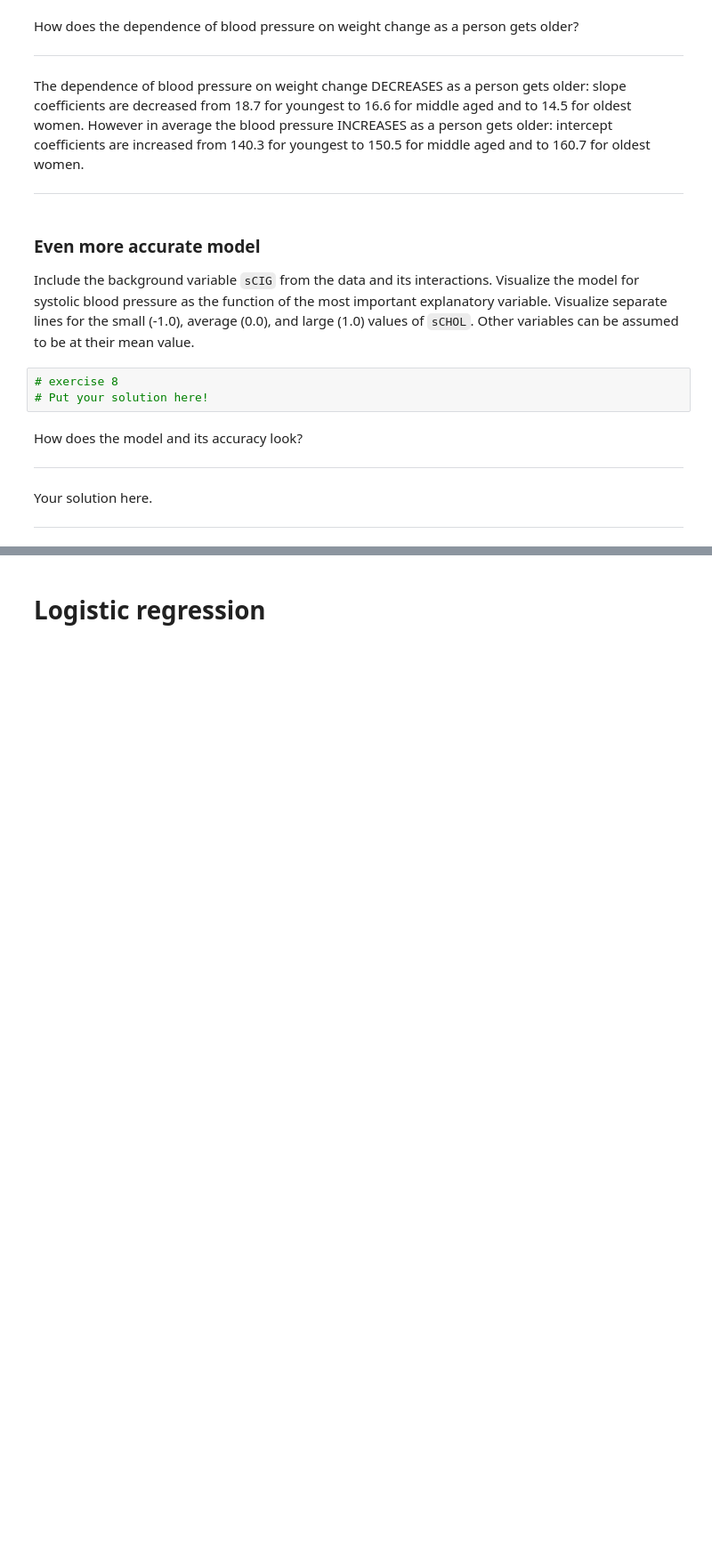
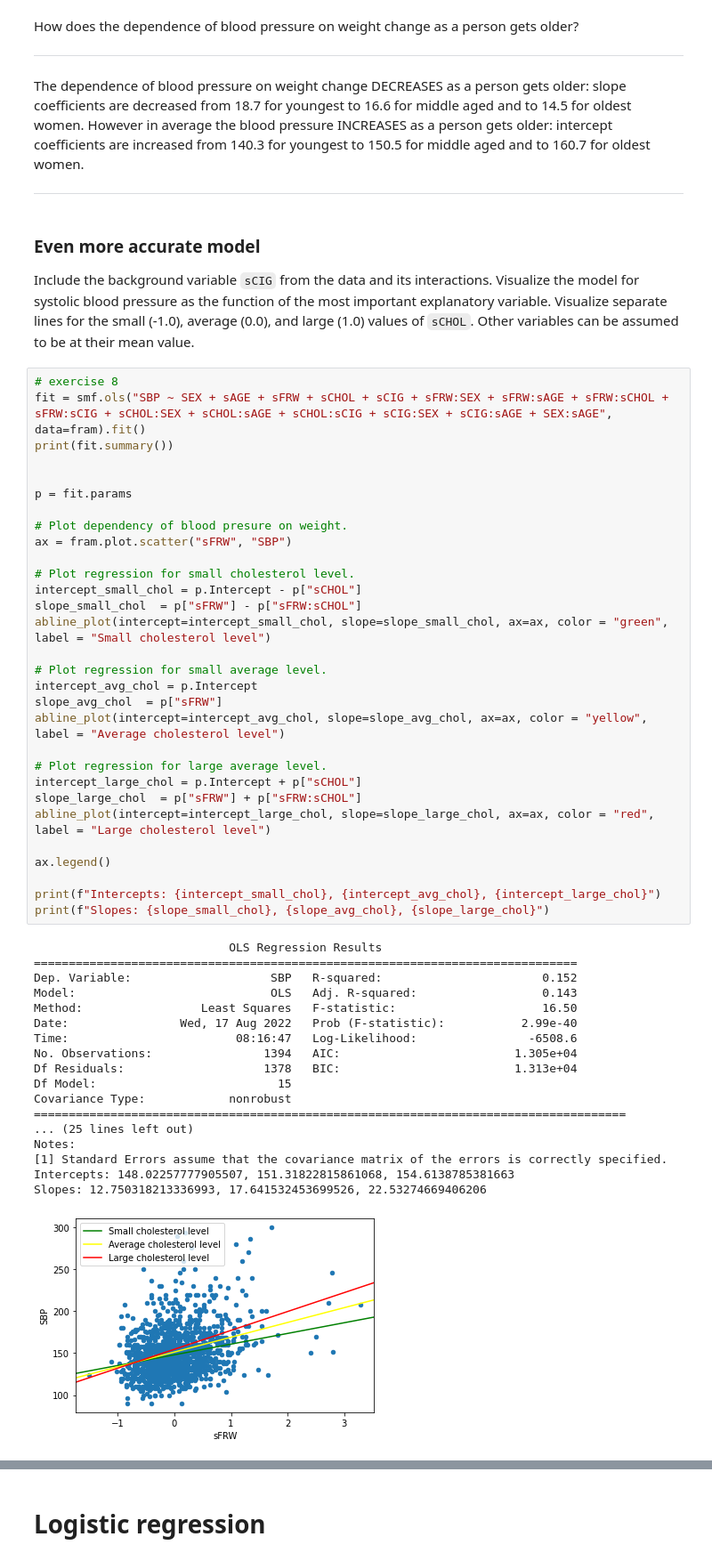
Before and after one commit to m1t0z/mooc-data-analysis-with-python-2021, a Jupyter notebook: part08-e01_regression/src/project_notebook_regression_analysis.ipynb, the cells around one changed output, grey strips where cells are left out. Shown: that part at 89% size. Saved outputs shown, nothing was run; the diff lists cells and outputs as text; blank space fills up the shorter version.

```diff
--- a/part08-e01_regression/src/project_notebook_regression_analysis.ipynb
+++ b/part08-e01_regression/src/project_notebook_regression_analysis.ipynb
@@ -262,14 +262,52 @@ However in average the blood pressure INCREASES as a person gets older: intercep
 ### Even more accurate model
 
 Include the background variable `sCIG` from the data and its interactions. Visualize the model for systolic blood pressure as the function of the most important explanatory variable. Visualize separate lines for the small (-1.0), average (0.0), and large (1.0) values of `sCHOL`. Other variables can be assumed to be at their mean value.
-# %%
-# exercise 8
-# Put your solution here!
-# %% [markdown]
-How does the model and its accuracy look?
-
-***
-
-Your solution here.
-
-***
+# %%
+# exercise 8
+fit = smf.ols("SBP ~ SEX + sAGE + sFRW + sCHOL + sCIG + sFRW:SEX + sFRW:sAGE + sFRW:sCHOL + sFRW:sCIG + sCHOL:SEX + sCHOL:sAGE + sCHOL:sCIG + sCIG:SEX + sCIG:sAGE + SEX:sAGE", data=fram).fit()
+print(fit.summary())
+
+
+p = fit.params
+
+# Plot dependency of blood presure on weight.
+ax = fram.plot.scatter("sFRW", "SBP")
+
+# Plot regression for small cholesterol level.
+intercept_small_chol = p.Intercept - p["sCHOL"]
+slope_small_chol  = p["sFRW"] - p["sFRW:sCHOL"]
+abline_plot(intercept=intercept_small_chol, slope=slope_small_chol, ax=ax, color = "green", label = "Small cholesterol level")
+
+# Plot regression for small average level.
+intercept_avg_chol = p.Intercept
+slope_avg_chol  = p["sFRW"]
+abline_plot(intercept=intercept_avg_chol, slope=slope_avg_chol, ax=ax, color = "yellow", label = "Average cholesterol level")
+
+# Plot regression for large average level.
+intercept_large_chol = p.Intercept + p["sCHOL"]
+slope_large_chol  = p["sFRW"] + p["sFRW:sCHOL"]
+abline_plot(intercept=intercept_large_chol, slope=slope_large_chol, ax=ax, color = "red", label = "Large cholesterol level")
+
+ax.legend()
+
+print(f"Intercepts: {intercept_small_chol}, {intercept_avg_chol}, {intercept_large_chol}")
+print(f"Slopes: {slope_small_chol}, {slope_avg_chol}, {slope_large_chol}")
+# %% [output]
+                            OLS Regression Results
+==============================================================================
+Dep. Variable:                    SBP   R-squared:                       0.152
+Model:                            OLS   Adj. R-squared:                  0.143
+Method:                 Least Squares   F-statistic:                     16.50
+Date:                Wed, 17 Aug 2022   Prob (F-statistic):           2.99e-40
+Time:                        08:16:47   Log-Likelihood:                -6508.6
+No. Observations:                1394   AIC:                         1.305e+04
+Df Residuals:                    1378   BIC:                         1.313e+04
+Df Model:                          15
+Covariance Type:            nonrobust
+=====================================================================================
+... (25 lines left out)
+Notes:
+[1] Standard Errors assume that the covariance matrix of the errors is correctly specified.
+Intercepts: 148.02257777905507, 151.31822815861068, 154.6138785381663
+Slopes: 12.750318213336993, 17.641532453699526, 22.53274669406206
+[figure, added]
```
Also changed, not shown: parts of 4 cells of this notebook, 1 other file.
